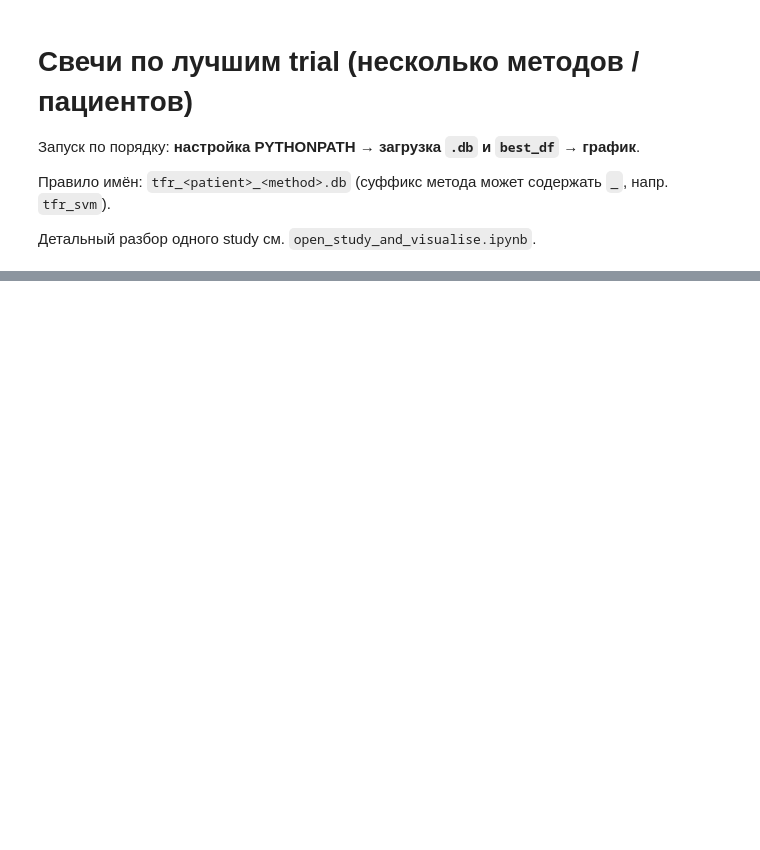
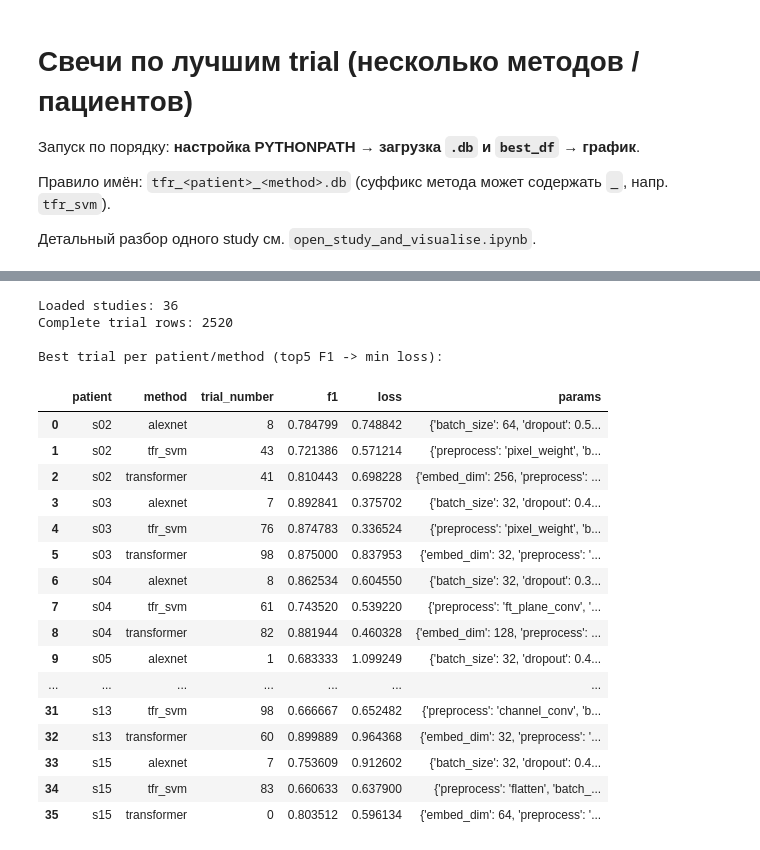
Before and after one commit to slendersold/NeuronDeCo, a Jupyter notebook: notebooks/candlesticks_best_trials.ipynb, the cells around one changed output, grey strips where cells are left out. Cells and saved outputs as stored; diff of their text form; code cells hidden in the pictures; blank space fills up the shorter version.

```diff
--- a/notebooks/candlesticks_best_trials.ipynb
+++ b/notebooks/candlesticks_best_trials.ipynb
@@ -57,7 +59,7 @@ def select_best_trial_top5_f1_then_min_loss(study):
 # method = суффикс после tfr_<patient>_ (transformer, alexnet, tfr_svm, …).
 RUN_DIRS = (
     Path("../../PreprocessedData/2026-04-01"),
-    # Path("../../PreprocessedData/2026-05-10"),
+    Path("../../PreprocessedData/2026-05-10"),
 )
 
 by_stem: dict[str, Path] = {}
@@ -95,33 +97,55 @@ for db_path in db_paths:
             {
                 "patient": patient_id,
                 "method": method,
                 "trial_number": int(t.number),
                 "f1": float(t.values[0]),
                 "loss": float(t.values[1]),
             }
         )
 
     best_trial = select_best_trial_top5_f1_then_min_loss(study)
     if best_trial is not None:
         best_rows.append(
             {
                 "patient": patient_id,
                 "method": method,
                 "trial_number": int(best_trial.number),
                 "f1": float(best_trial.values[0]),
                 "loss": float(best_trial.values[1]),
                 "params": best_trial.params,
                 "db_path": str(db_path),
             }
         )
 
 trials_df = pd.DataFrame(study_rows)
 best_df = pd.DataFrame(best_rows).sort_values(["patient", "method"]).reset_index(drop=True)
 
 print(f"Loaded studies: {len(db_paths)}")
 print(f"Complete trial rows: {len(trials_df)}")
 print("\nBest trial per patient/method (top5 F1 -> min loss):")
 display(best_df[["patient", "method", "trial_number", "f1", "loss", "params"]])
+# %% [output]
+Loaded studies: 36
+Complete trial rows: 2520
+
+Best trial per patient/method (top5 F1 -> min loss):
+|  | patient | method | trial_number | f1 | loss | params |
+| 0 | s02 | alexnet | 8 | 0.784799 | 0.748842 | {'batch_size': 64, 'dropout': 0.5... |
+| 1 | s02 | tfr_svm | 43 | 0.721386 | 0.571214 | {'preprocess': 'pixel_weight', 'b... |
+| 2 | s02 | transformer | 41 | 0.810443 | 0.698228 | {'embed_dim': 256, 'preprocess': ... |
+| 3 | s03 | alexnet | 7 | 0.892841 | 0.375702 | {'batch_size': 32, 'dropout': 0.4... |
+| 4 | s03 | tfr_svm | 76 | 0.874783 | 0.336524 | {'preprocess': 'pixel_weight', 'b... |
+| 5 | s03 | transformer | 98 | 0.875000 | 0.837953 | {'embed_dim': 32, 'preprocess': '... |
+| 6 | s04 | alexnet | 8 | 0.862534 | 0.604550 | {'batch_size': 32, 'dropout': 0.3... |
+| 7 | s04 | tfr_svm | 61 | 0.743520 | 0.539220 | {'preprocess': 'ft_plane_conv', '... |
+| 8 | s04 | transformer | 82 | 0.881944 | 0.460328 | {'embed_dim': 128, 'preprocess': ... |
+| 9 | s05 | alexnet | 1 | 0.683333 | 1.099249 | {'batch_size': 32, 'dropout': 0.4... |
+| ... | ... | ... | ... | ... | ... | ... |
+| 31 | s13 | tfr_svm | 98 | 0.666667 | 0.652482 | {'preprocess': 'channel_conv', 'b... |
+| 32 | s13 | transformer | 60 | 0.899889 | 0.964368 | {'embed_dim': 32, 'preprocess': '... |
+| 33 | s15 | alexnet | 7 | 0.753609 | 0.912602 | {'batch_size': 32, 'dropout': 0.4... |
+| 34 | s15 | tfr_svm | 83 | 0.660633 | 0.637900 | {'preprocess': 'flatten', 'batch_... |
+| 35 | s15 | transformer | 0 | 0.803512 | 0.596134 | {'embed_dim': 64, 'preprocess': '... |
 # %%
 import matplotlib.pyplot as plt
 import numpy as np
```
Also changed, not shown: parts of 2 cells of this notebook.
